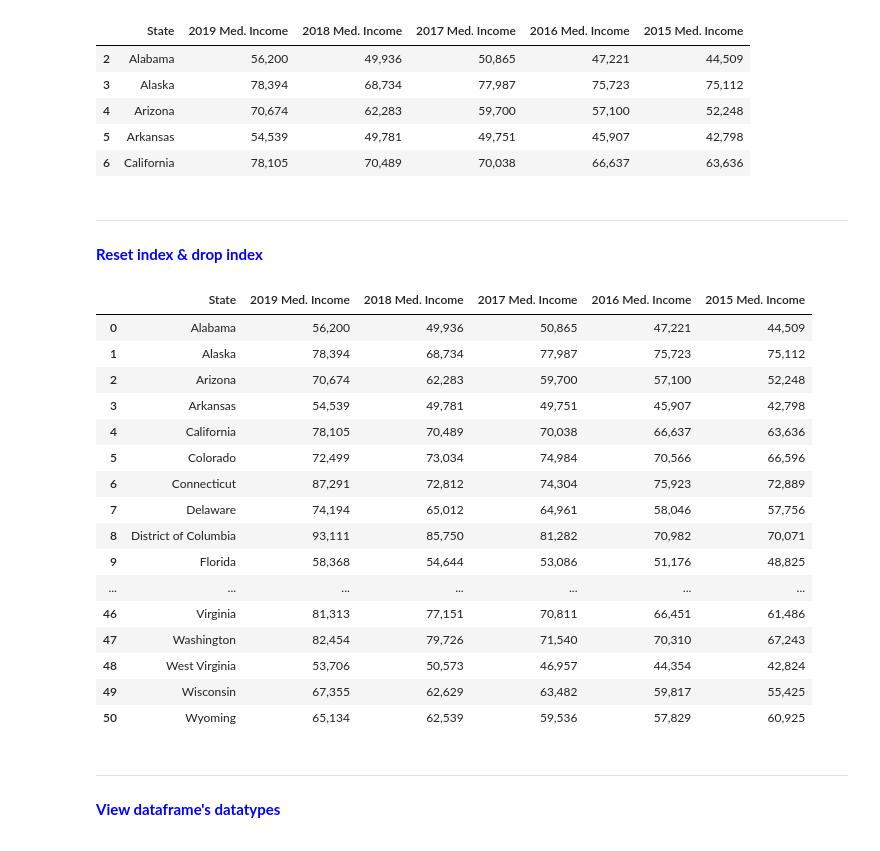
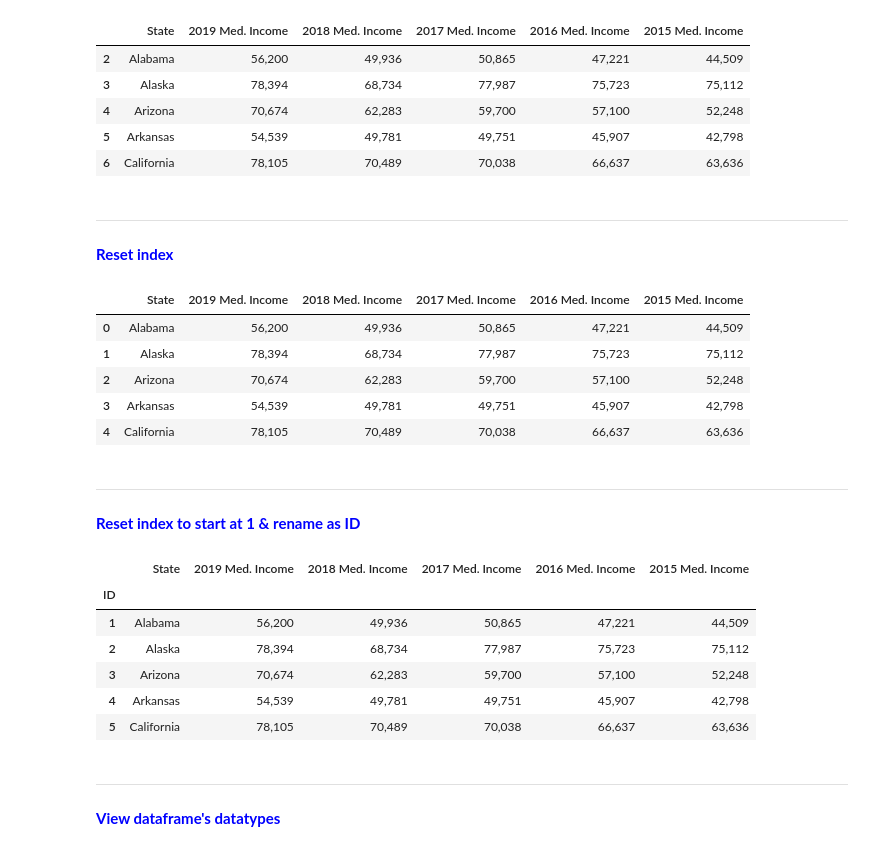
Before and after one commit to vandrade88/ETL-project, a Jupyter notebook: ETL Project.ipynb, the cells around one changed output. Drawn from its saved outputs; the diff is of its cells as text; code cells hidden in the pictures.

```diff
--- a/ETL Project.ipynb
+++ b/ETL Project.ipynb
@@ -232,0 +236,4 @@ median_income_df.head()
+# %%
+median_income_cols = ["State", "2019", "2018", "2017 (40)", "2016", "2015"]
+median_income = median_income_df[median_income_cols].copy()
+median_income.head()
@@ -312,8 +250,8 @@ median_income_df.head()
 # %%
-median_income_df = median_income_df.rename(columns = {"2019": "2019 Med. Income", "2018": "2018 Med. Income",\
+median_income = median_income.rename(columns = {"2019": "2019 Med. Income", "2018": "2018 Med. Income",\
                                                       "2017 (40)": "2017 Med. Income", "2016": "2016 Med. Income",\
                                                       "2015": "2015 Med. Income"})
-median_income_df.head()
+median_income.head()
 # %% [output]
 |  | State | 2019 Med. Income | 2018 Med. Income | 2017 Med. Income | 2016 Med. Income | 2015 Med. Income |
 | 0 | NaN | Median income | Median income | Median income | Median income | Median income |
@@ -325,8 +263,8 @@ median_income_df.head()
 ***
 <font color = blue>__Remove first 2 rows__</font>
 # %%
-median_income_df = median_income_df.drop([0, 1])
-median_income_df.head()
+median_income = median_income.drop([0, 1])
+median_income.head()
 # %% [output]
 |  | State | 2019 Med. Income | 2018 Med. Income | 2017 Med. Income | 2016 Med. Income | 2015 Med. Income |
 | 2 | Alabama | 56,200 | 49,936 | 50,865 | 47,221 | 44,509 |
@@ -336,28 +274,31 @@ median_income_df.head()
 | 6 | California | 78,105 | 70,489 | 70,038 | 66,637 | 63,636 |
 # %% [markdown]
 ***
-<font color = blue>__Reset index & drop index__</font>
+<font color = blue>__Reset index__</font>
 # %%
-median_income_df = median_income_df.reset_index(drop=True)
-median_income_df
+median_income = median_income.reset_index(drop=True)
+median_income.head()
 # %% [output]
 |  | State | 2019 Med. Income | 2018 Med. Income | 2017 Med. Income | 2016 Med. Income | 2015 Med. Income |
 | 0 | Alabama | 56,200 | 49,936 | 50,865 | 47,221 | 44,509 |
 | 1 | Alaska | 78,394 | 68,734 | 77,987 | 75,723 | 75,112 |
 | 2 | Arizona | 70,674 | 62,283 | 59,700 | 57,100 | 52,248 |
 | 3 | Arkansas | 54,539 | 49,781 | 49,751 | 45,907 | 42,798 |
 | 4 | California | 78,105 | 70,489 | 70,038 | 66,637 | 63,636 |
-| 5 | Colorado | 72,499 | 73,034 | 74,984 | 70,566 | 66,596 |
-| 6 | Connecticut | 87,291 | 72,812 | 74,304 | 75,923 | 72,889 |
-| 7 | Delaware | 74,194 | 65,012 | 64,961 | 58,046 | 57,756 |
-| 8 | District of Columbia | 93,111 | 85,750 | 81,282 | 70,982 | 70,071 |
-| 9 | Florida | 58,368 | 54,644 | 53,086 | 51,176 | 48,825 |
-| ... | ... | ... | ... | ... | ... | ... |
-| 46 | Virginia | 81,313 | 77,151 | 70,811 | 66,451 | 61,486 |
-| 47 | Washington | 82,454 | 79,726 | 71,540 | 70,310 | 67,243 |
-| 48 | West Virginia | 53,706 | 50,573 | 46,957 | 44,354 | 42,824 |
-| 49 | Wisconsin | 67,355 | 62,629 | 63,482 | 59,817 | 55,425 |
-| 50 | Wyoming | 65,134 | 62,539 | 59,536 | 57,829 | 60,925 |
+# %% [markdown]
+***
+<font color = blue>__Reset index to start at 1 & rename as ID__</font>
+# %%
+median_income.index += 1; median_income.index.name='ID'
+median_income.head()
+# %% [output]
+|  | State | 2019 Med. Income | 2018 Med. Income | 2017 Med. Income | 2016 Med. Income | 2015 Med. Income |
+| ID |  |  |  |  |  |  |
+| 1 | Alabama | 56,200 | 49,936 | 50,865 | 47,221 | 44,509 |
+| 2 | Alaska | 78,394 | 68,734 | 77,987 | 75,723 | 75,112 |
+| 3 | Arizona | 70,674 | 62,283 | 59,700 | 57,100 | 52,248 |
+| 4 | Arkansas | 54,539 | 49,781 | 49,751 | 45,907 | 42,798 |
+| 5 | California | 78,105 | 70,489 | 70,038 | 66,637 | 63,636 |
 # %% [markdown]
 ***
 <font color = blue>__View dataframe's datatypes__</font>
```
Also changed, not shown: parts of 79 cells of this notebook.
